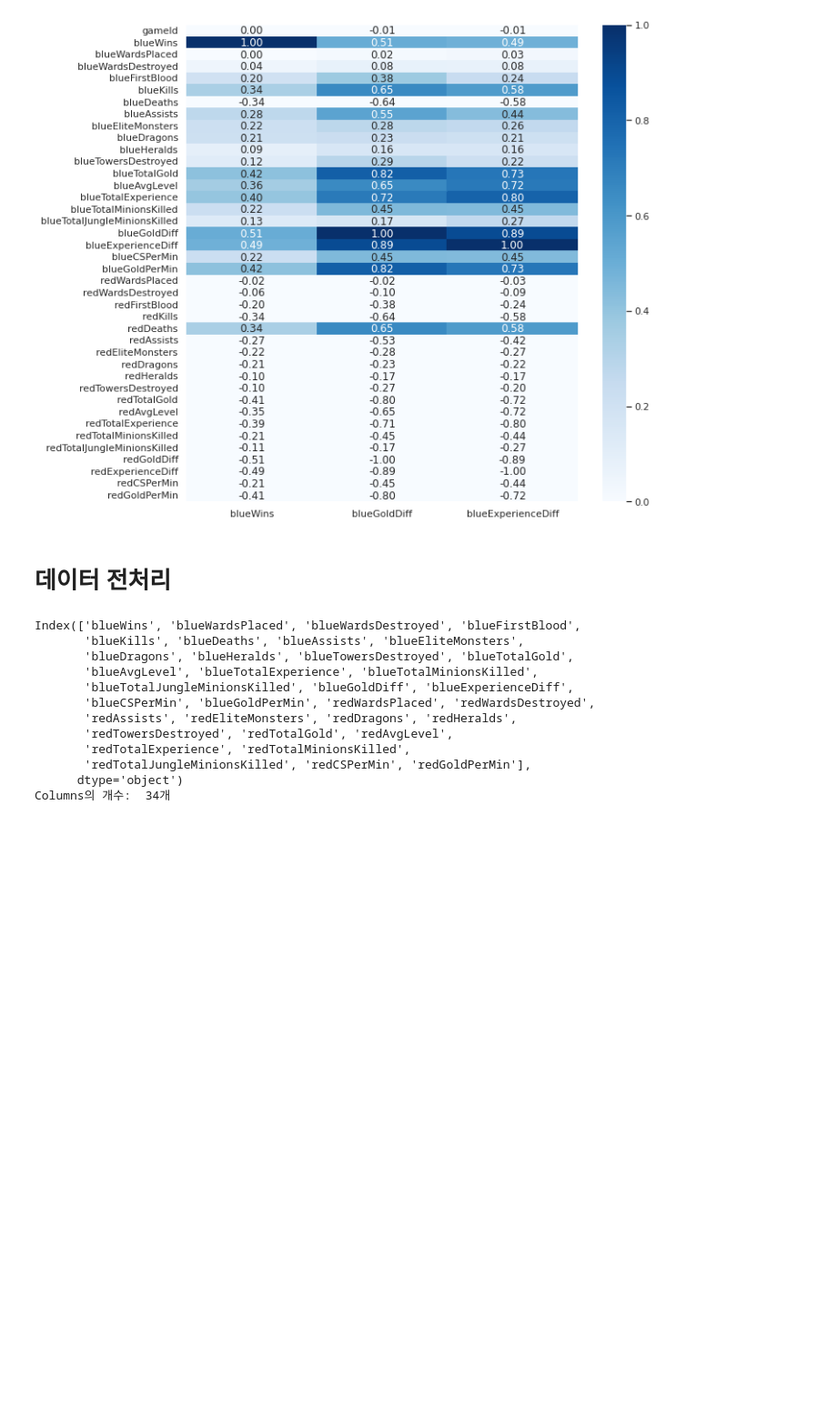
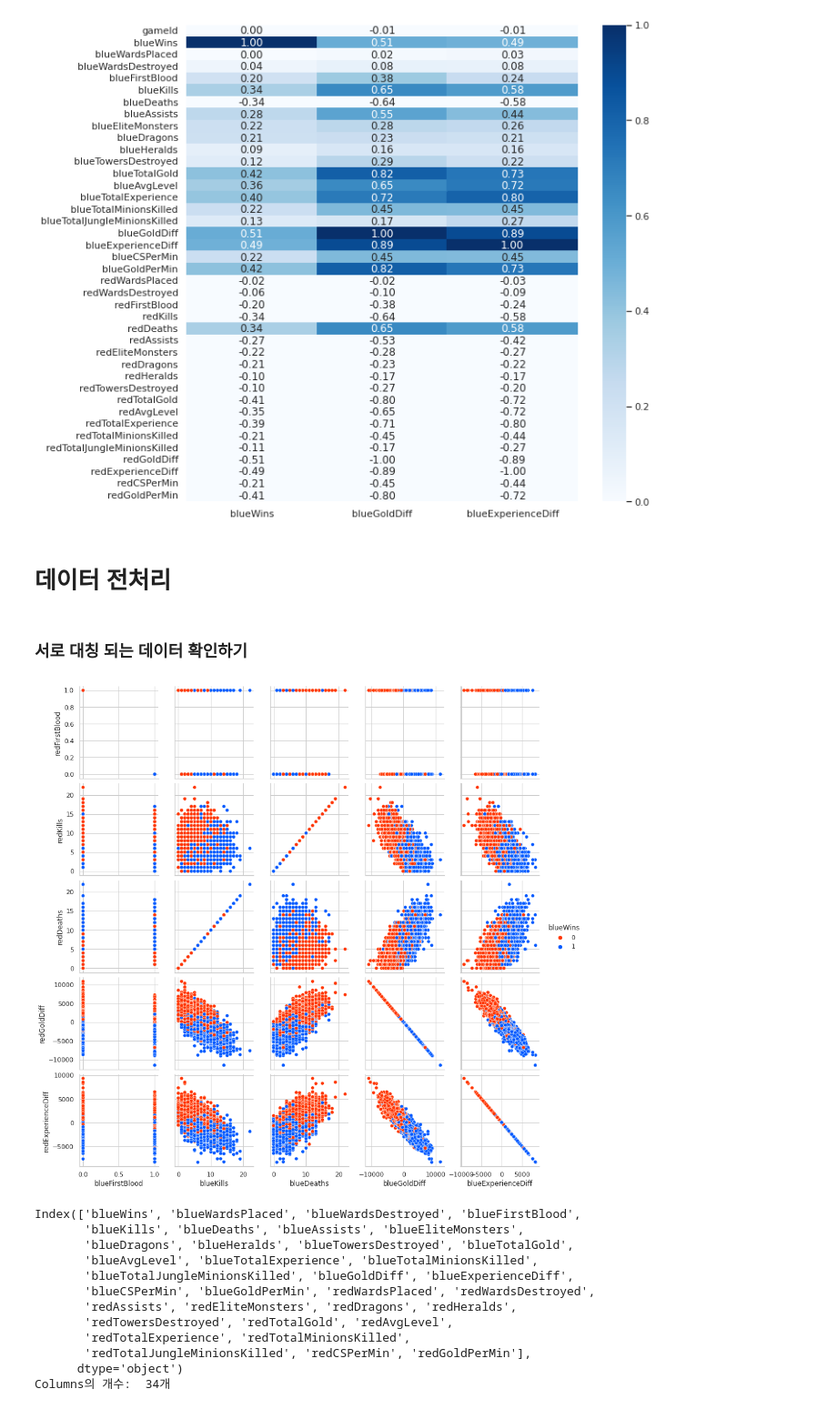
Before and after one commit to GoYongSuk/G.Y.S_project, a Jupyter notebook: DATATHON/LOL.ipynb, the cells around one changed output. Shown at 91% size. Drawn from its saved outputs; the diff is of its cells as text; code cells hidden in the pictures; blank space fills up the shorter version.

```diff
--- a/DATATHON/LOL.ipynb
+++ b/DATATHON/LOL.ipynb
@@ -777,6 +785,13 @@ sns.heatmap(cor1, cmap='Blues', annot=True, fmt='.2f', vmin=0);
 # 데이터 전처리
 # %%
 df_clean = oriData.copy()
+# %% [markdown]
+### 서로 대칭 되는 데이터 확인하기
+# %%
+sns.pairplot(data=data, x_vars=["blueFirstBlood","blueKills","blueDeaths","blueGoldDiff","blueExperienceDiff"],
+             y_vars=["redFirstBlood","redKills","redDeaths","redGoldDiff","redExperienceDiff"], hue="blueWins", palette=palette);
+# %% [output]
+[figure, added]
 # %%
 sameCol = ['redFirstBlood','redKills','redDeaths','redGoldDiff','redExperienceDiff','gameId']
 # %%
```
Also changed, not shown: parts of 21 cells of this notebook.
